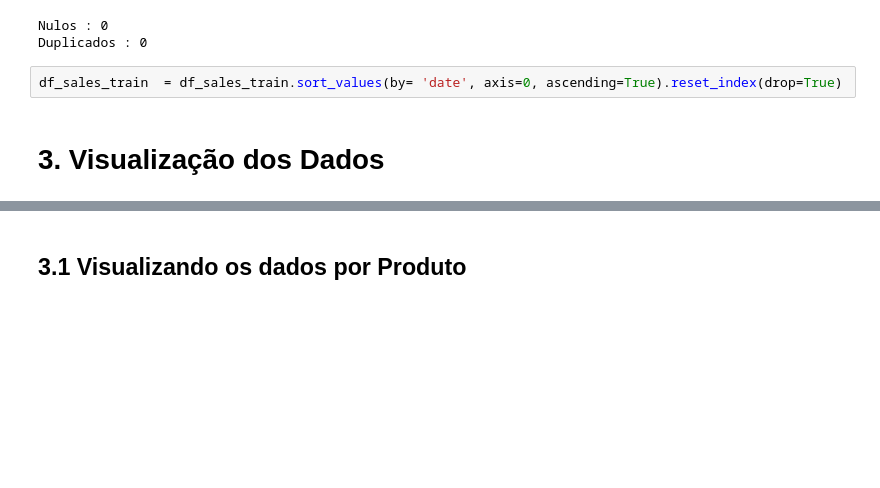
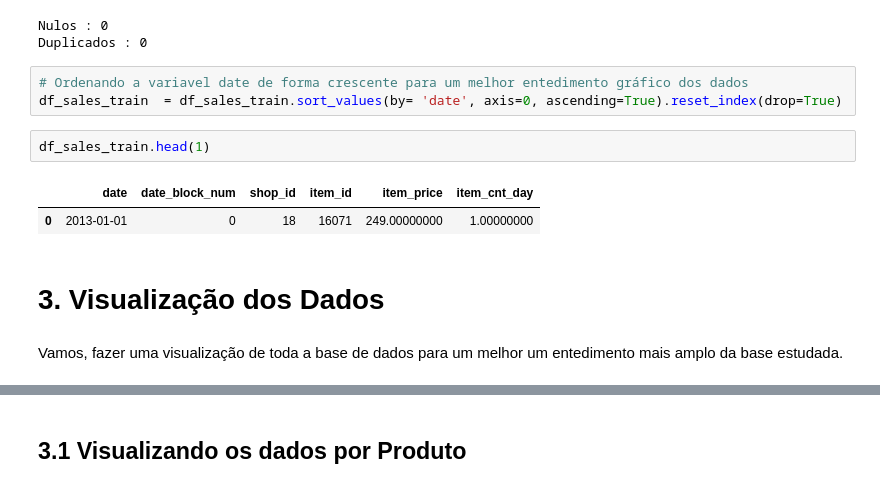
Before and after one commit to costadomar/sales_forecasting, a Jupyter notebook: analise_exploratoria.ipynb, the cells around one changed output, grey strips where cells are left out. Cells and saved outputs as stored; diff of their text form; blank space fills up the shorter version.

```diff
--- a/analise_exploratoria.ipynb
+++ b/analise_exploratoria.ipynb
@@ -118,6 +117,14 @@ nulos_e_duplicados(df_sales_train)
 Nulos : 0
 Duplicados : 0
 # %%
+# Ordenando a variavel date de forma crescente para um melhor entedimento gráfico dos dados
 df_sales_train  = df_sales_train.sort_values(by= 'date', axis=0, ascending=True).reset_index(drop=True)
+# %%
+df_sales_train.head(1)
+# %% [output]
+|  | date | date_block_num | shop_id | item_id | item_price | item_cnt_day |
+| 0 | 2013-01-01 | 0 | 18 | 16071 | 249.00000000 | 1.00000000 |
 # %% [markdown]
 # 3. Visualização dos Dados
+# %% [markdown]
+Vamos, fazer uma visualização de toda a base de dados para um melhor um entedimento mais amplo da base estudada.
```
Also changed, not shown: parts of 46 cells of this notebook.
